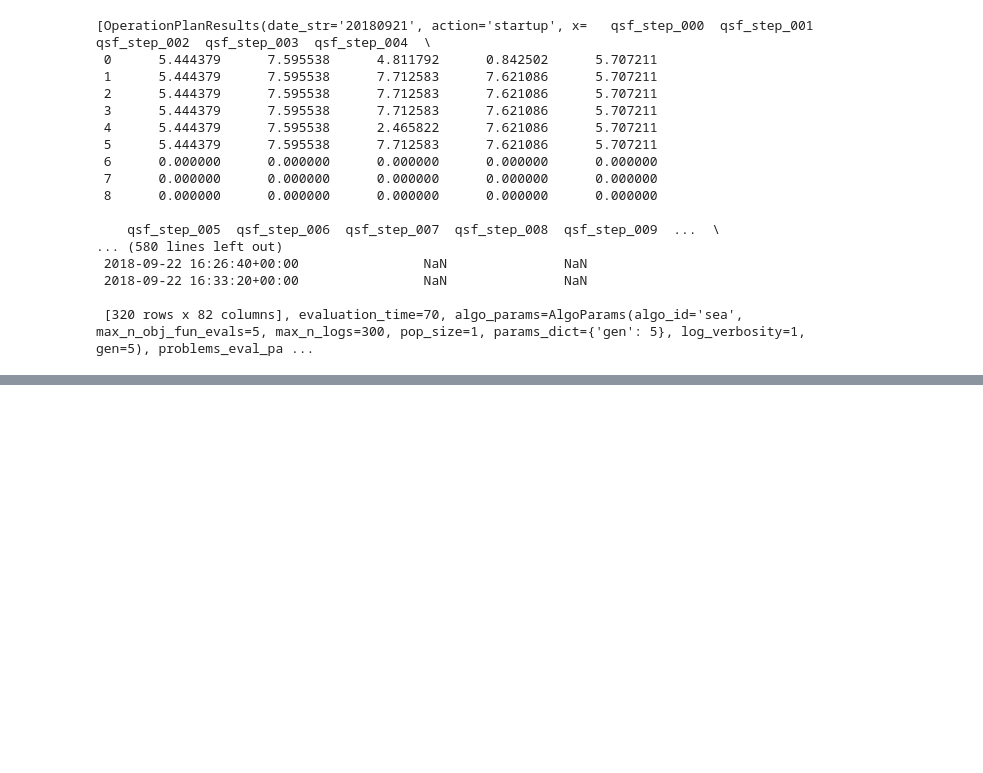
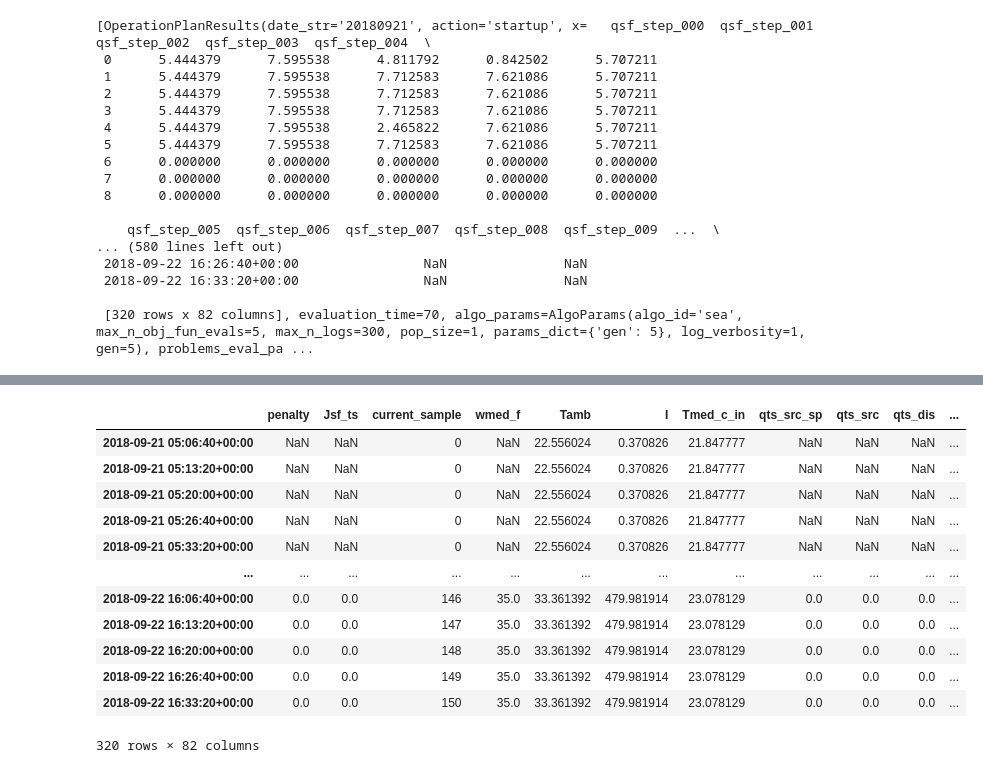
Before and after one commit to juan11iguel/SolarMED, a Jupyter notebook: optimization/notebooks/enesimo_cuaderno.ipynb, the cells around one changed output, grey strips where cells are left out. Saved outputs shown, nothing was run; the diff lists cells and outputs as text; code cells hidden in the pictures; blank space fills up the shorter version.

```diff
--- a/optimization/notebooks/enesimo_cuaderno.ipynb
+++ b/optimization/notebooks/enesimo_cuaderno.ipynb
@@ -626,3 +674,14 @@ batch_export(test_path, op_plan_results_list2)
  [320 rows x 82 columns], evaluation_time=70, algo_params=AlgoParams(algo_id='sea', max_n_obj_fun_evals=5, max_n_logs=300, pop_size=1, params_dict={'gen': 5}, log_verbosity=1, gen=5), problems_eval_pa ...
 # %%
 op_plan_results_list2[1].problem_params
+# %%
+test_path = Path("/workspaces/SolarMED/optimization/results/20180921_20180921/results_nNLP_op_plan_eval_at_20250429T1811_dev.gz")
+
+op_plan_results = OperationPlanResults.initialize(
+    input_path=test_path, # output_path.with_suffix(".gz"),
+    date_str="20180921",
+    action="startup",
+    scenario_idx=0,
+)
+op_plan_results.results_df
+# %% [output]
@@ -628,0 +689,13 @@ op_plan_results_list2[1].problem_params
+|  | penalty | Jsf_ts | current_sample | wmed_f | Tamb | I | Tmed_c_in | qts_src_sp | qts_src | qts_dis | ... |
+| 2018-09-21 05:06:40+00:00 | NaN | NaN | 0 | NaN | 22.556024 | 0.370826 | 21.847777 | NaN | NaN | NaN | ... |
+| 2018-09-21 05:13:20+00:00 | NaN | NaN | 0 | NaN | 22.556024 | 0.370826 | 21.847777 | NaN | NaN | NaN | ... |
+| 2018-09-21 05:20:00+00:00 | NaN | NaN | 0 | NaN | 22.556024 | 0.370826 | 21.847777 | NaN | NaN | NaN | ... |
+| 2018-09-21 05:26:40+00:00 | NaN | NaN | 0 | NaN | 22.556024 | 0.370826 | 21.847777 | NaN | NaN | NaN | ... |
+| 2018-09-21 05:33:20+00:00 | NaN | NaN | 0 | NaN | 22.556024 | 0.370826 | 21.847777 | NaN | NaN | NaN | ... |
+| ... | ... | ... | ... | ... | ... | ... | ... | ... | ... | ... | ... |
+| 2018-09-22 16:06:40+00:00 | 0.0 | 0.0 | 146 | 35.0 | 33.361392 | 479.981914 | 23.078129 | 0.0 | 0.0 | 0.0 | ... |
+| 2018-09-22 16:13:20+00:00 | 0.0 | 0.0 | 147 | 35.0 | 33.361392 | 479.981914 | 23.078129 | 0.0 | 0.0 | 0.0 | ... |
+| 2018-09-22 16:20:00+00:00 | 0.0 | 0.0 | 148 | 35.0 | 33.361392 | 479.981914 | 23.078129 | 0.0 | 0.0 | 0.0 | ... |
+| 2018-09-22 16:26:40+00:00 | 0.0 | 0.0 | 149 | 35.0 | 33.361392 | 479.981914 | 23.078129 | 0.0 | 0.0 | 0.0 | ... |
+| 2018-09-22 16:33:20+00:00 | 0.0 | 0.0 | 150 | 35.0 | 33.361392 | 479.981914 | 23.078129 | 0.0 | 0.0 | 0.0 | ... |
+320 rows × 82 columns
```
Also changed, not shown: parts of 5 cells of this notebook, 5 other files.
